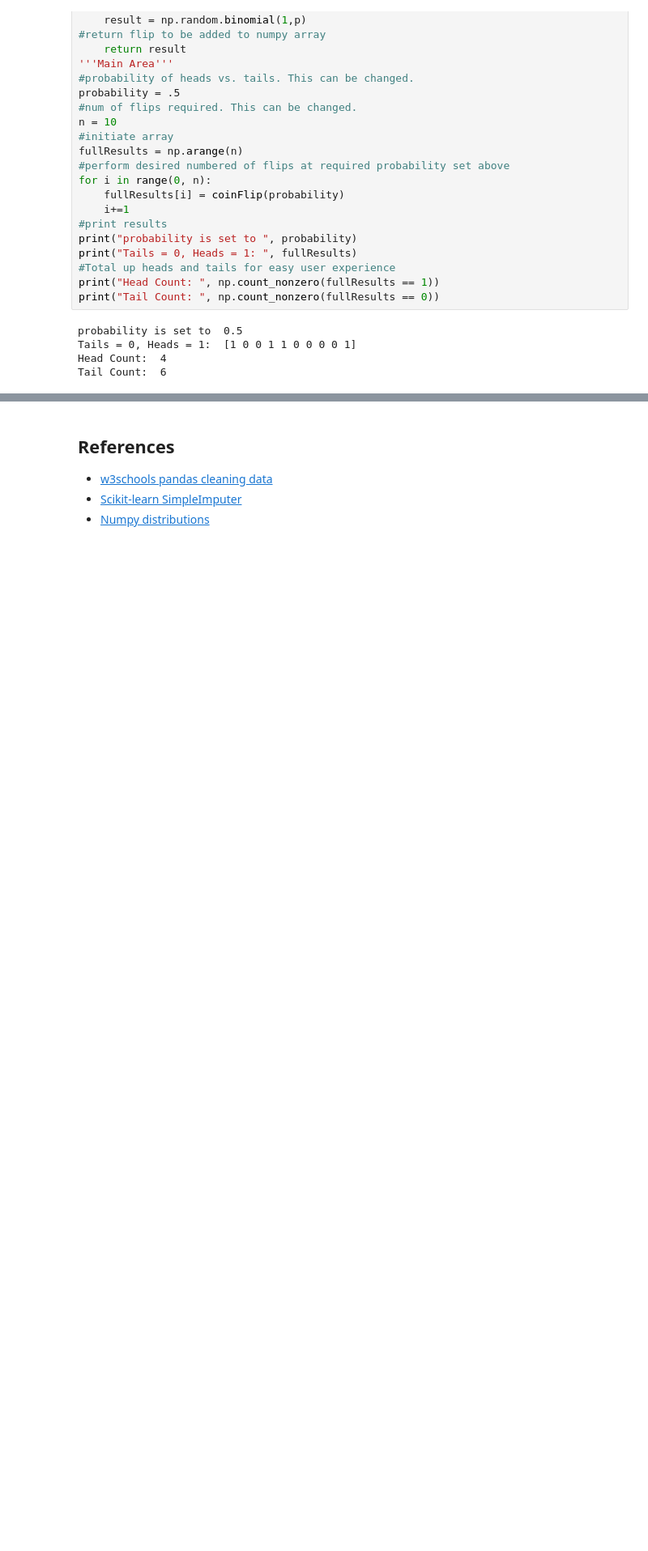
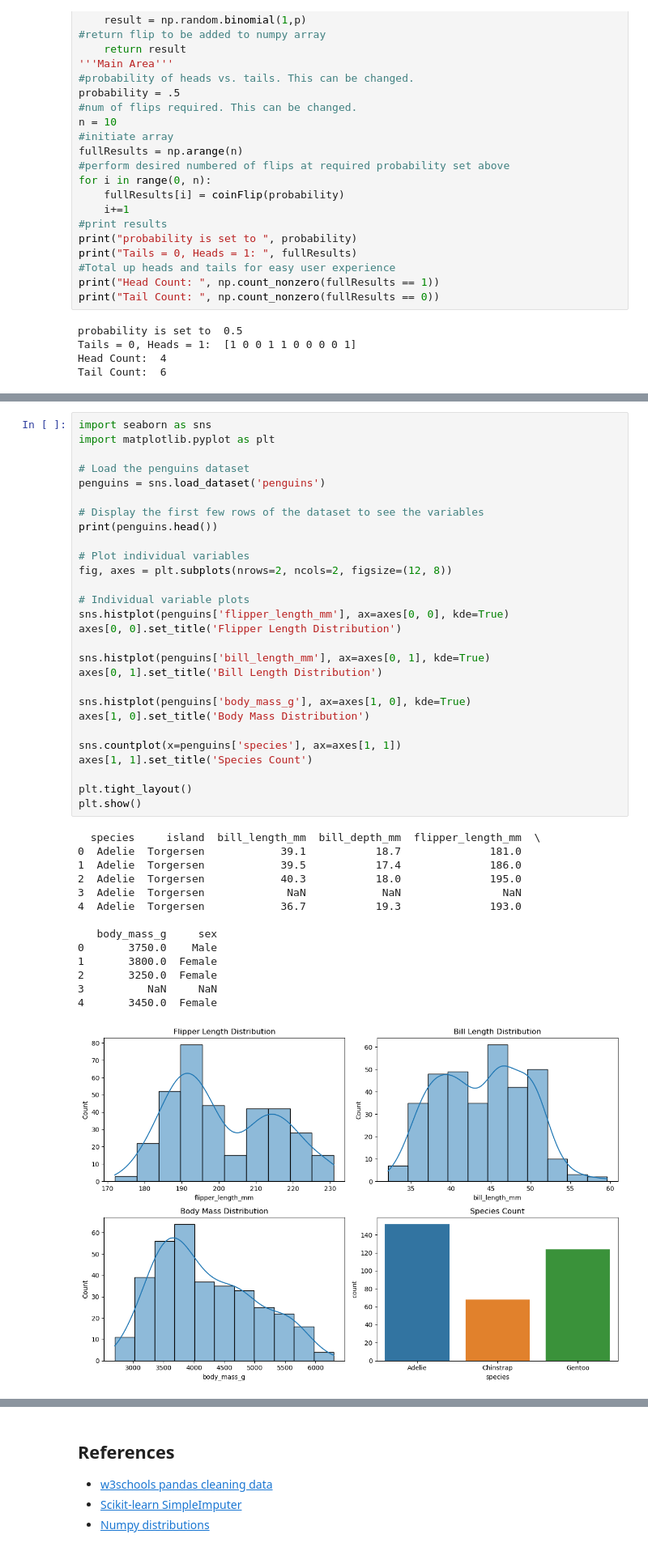
Before and after one commit to Sarahlouhast/FDA_Project, a Jupyter notebook: tasks.ipynb, the cells around one changed output, grey strips where cells are left out. Shown at 81% size. Saved outputs shown, nothing was run; the diff lists cells and outputs as text; blank space fills up the shorter version.

```diff
--- a/tasks.ipynb
+++ b/tasks.ipynb
@@ -291,0 +294,43 @@ Tail Count:  6
+# %%
+import seaborn as sns
+import matplotlib.pyplot as plt
+
+# Load the penguins dataset
+penguins = sns.load_dataset('penguins')
+
+# Display the first few rows of the dataset to see the variables
+print(penguins.head())
+
+# Plot individual variables
+fig, axes = plt.subplots(nrows=2, ncols=2, figsize=(12, 8))
+
+# Individual variable plots
+sns.histplot(penguins['flipper_length_mm'], ax=axes[0, 0], kde=True)
+axes[0, 0].set_title('Flipper Length Distribution')
+
+sns.histplot(penguins['bill_length_mm'], ax=axes[0, 1], kde=True)
+axes[0, 1].set_title('Bill Length Distribution')
+
+sns.histplot(penguins['body_mass_g'], ax=axes[1, 0], kde=True)
+axes[1, 0].set_title('Body Mass Distribution')
+
+sns.countplot(x=penguins['species'], ax=axes[1, 1])
+axes[1, 1].set_title('Species Count')
+
+plt.tight_layout()
+plt.show()
+# %% [output]
+  species     island  bill_length_mm  bill_depth_mm  flipper_length_mm  \
+0  Adelie  Torgersen            39.1           18.7              181.0
+1  Adelie  Torgersen            39.5           17.4              186.0
+2  Adelie  Torgersen            40.3           18.0              195.0
+3  Adelie  Torgersen             NaN            NaN                NaN
+4  Adelie  Torgersen            36.7           19.3              193.0
+
+   body_mass_g     sex
+0       3750.0    Male
+1       3800.0  Female
+2       3250.0  Female
+3          NaN     NaN
+4       3450.0  Female
+[figure, added]
```
Also changed, not shown: parts of 2 cells of this notebook, 2 other files.
